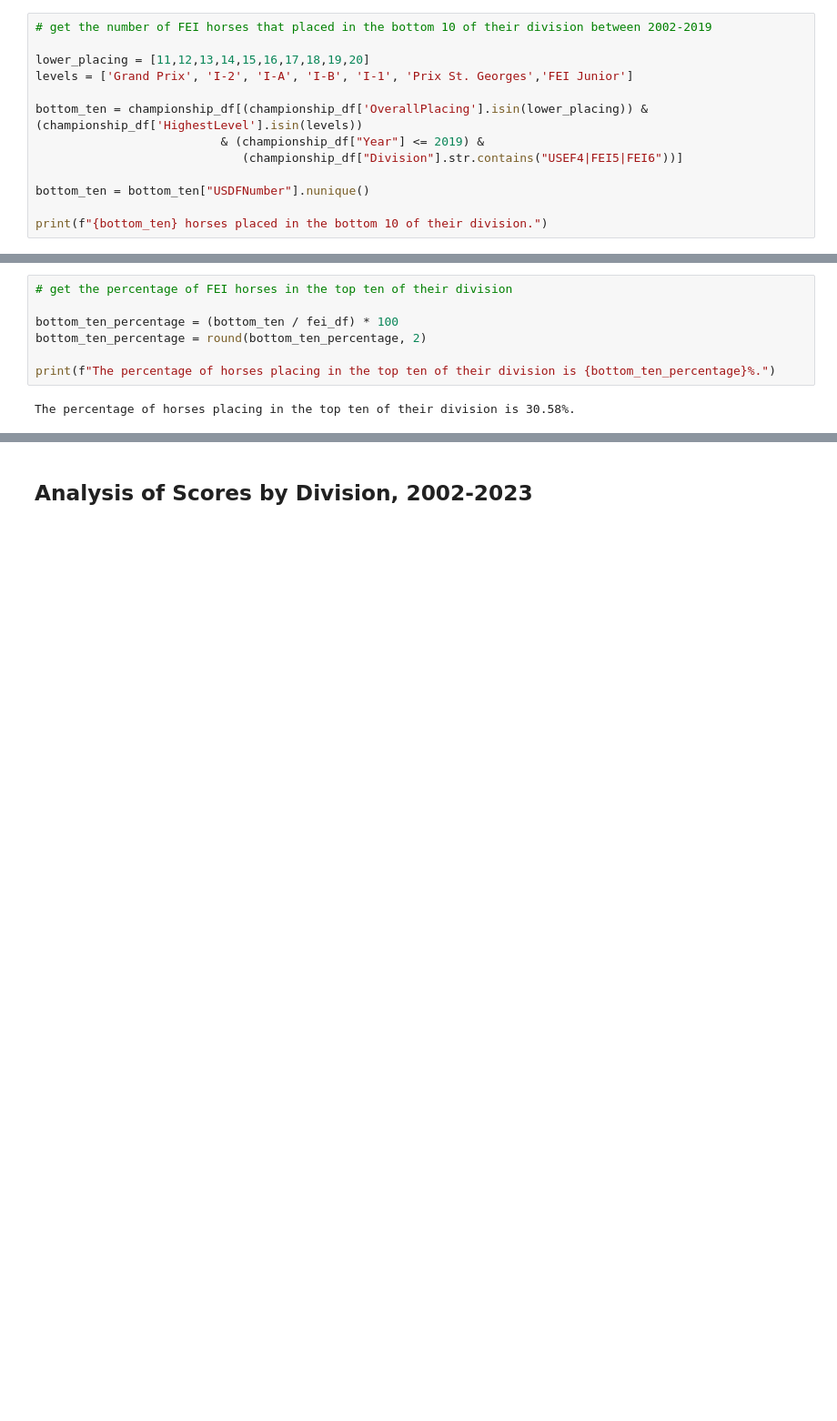
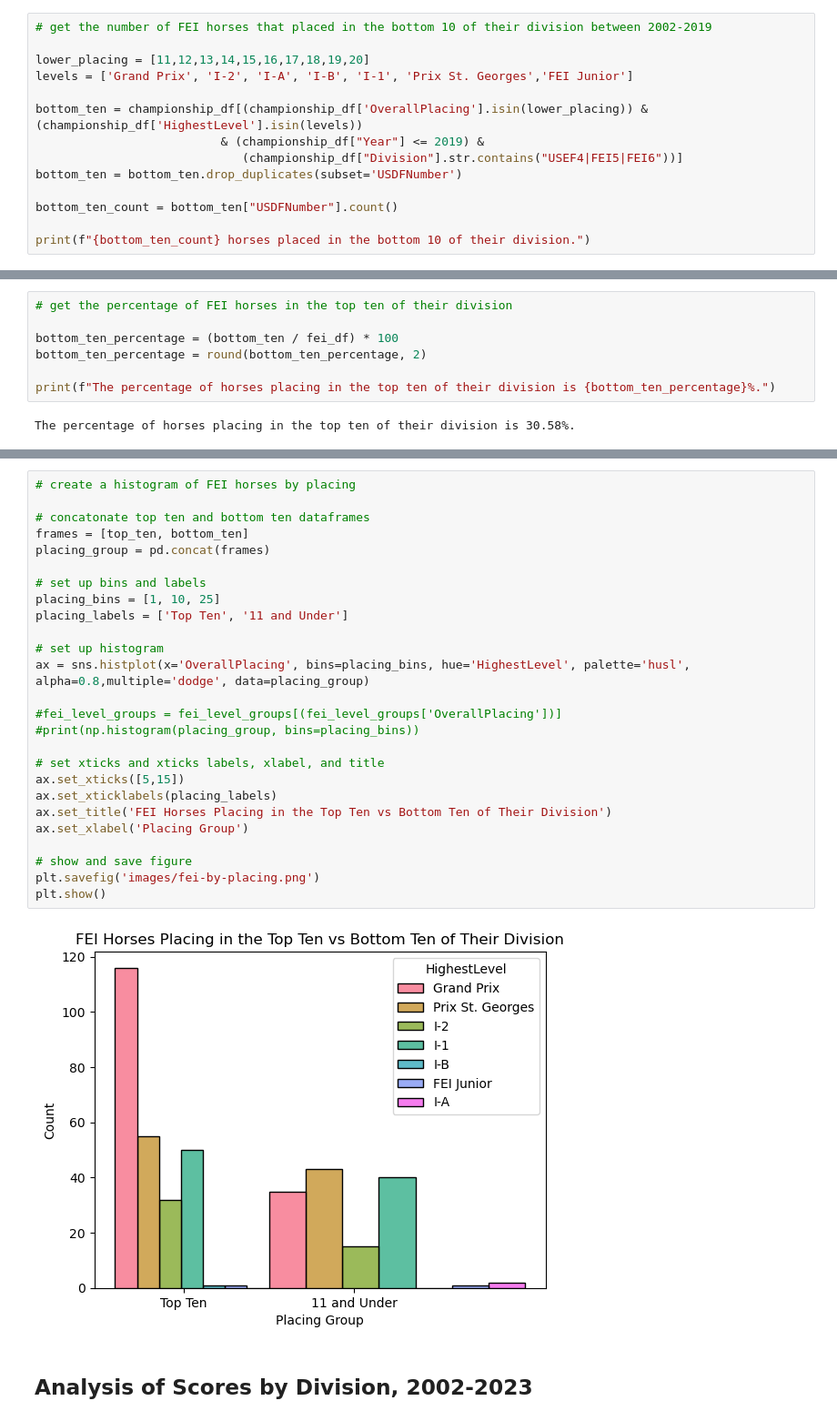
Before and after one commit to siobyrne/young-dressage-horse-program-analysis, a Jupyter notebook: younghorse.ipynb, the cells around one changed output, grey strips where cells are left out. Shown at 91% size. Saved outputs shown, nothing was run; the diff lists cells and outputs as text; blank space fills up the shorter version.

```diff
--- a/younghorse.ipynb
+++ b/younghorse.ipynb
@@ -336,10 +347,11 @@ levels = ['Grand Prix', 'I-2', 'I-A', 'I-B', 'I-1', 'Prix St. Georges','FEI Juni
 bottom_ten = championship_df[(championship_df['OverallPlacing'].isin(lower_placing)) & (championship_df['HighestLevel'].isin(levels))
                           & (championship_df["Year"] <= 2019) &
                              (championship_df["Division"].str.contains("USEF4|FEI5|FEI6"))]
+bottom_ten = bottom_ten.drop_duplicates(subset='USDFNumber')
 
-bottom_ten = bottom_ten["USDFNumber"].nunique()
+bottom_ten_count = bottom_ten["USDFNumber"].count()
 
-print(f"{bottom_ten} horses placed in the bottom 10 of their division.")
+print(f"{bottom_ten_count} horses placed in the bottom 10 of their division.")
 # %% [output]
 111 horses placed in the bottom 10 of their division.
 # %%
@@ -380,3 +375,31 @@ Text(0.5, 9.444444444444438, 'Placing Group')
+# %%
+# create a histogram of FEI horses by placing
+
+# concatonate top ten and bottom ten dataframes
+frames = [top_ten, bottom_ten]
+placing_group = pd.concat(frames)
+
+# set up bins and labels
+placing_bins = [1, 10, 25]
+placing_labels = ['Top Ten', '11 and Under']
+
+# set up histogram
+ax = sns.histplot(x='OverallPlacing', bins=placing_bins, hue='HighestLevel', palette='husl', alpha=0.8,multiple='dodge', data=placing_group)
+
+#fei_level_groups = fei_level_groups[(fei_level_groups['OverallPlacing'])]
+#print(np.histogram(placing_group, bins=placing_bins))
+
+# set xticks and xticks labels, xlabel, and title
+ax.set_xticks([5,15])
+ax.set_xticklabels(placing_labels)
+ax.set_title('FEI Horses Placing in the Top Ten vs Bottom Ten of Their Division')
+ax.set_xlabel('Placing Group')
+
+# show and save figure
+plt.savefig('images/fei-by-placing.png')
+plt.show()
+# %% [output]
+[figure, added]
 # %% [markdown]
 ## Analysis of Scores by Division, 2002-2023
 # %%
```
Also changed, not shown: parts of 8 cells of this notebook, 7 other files.
